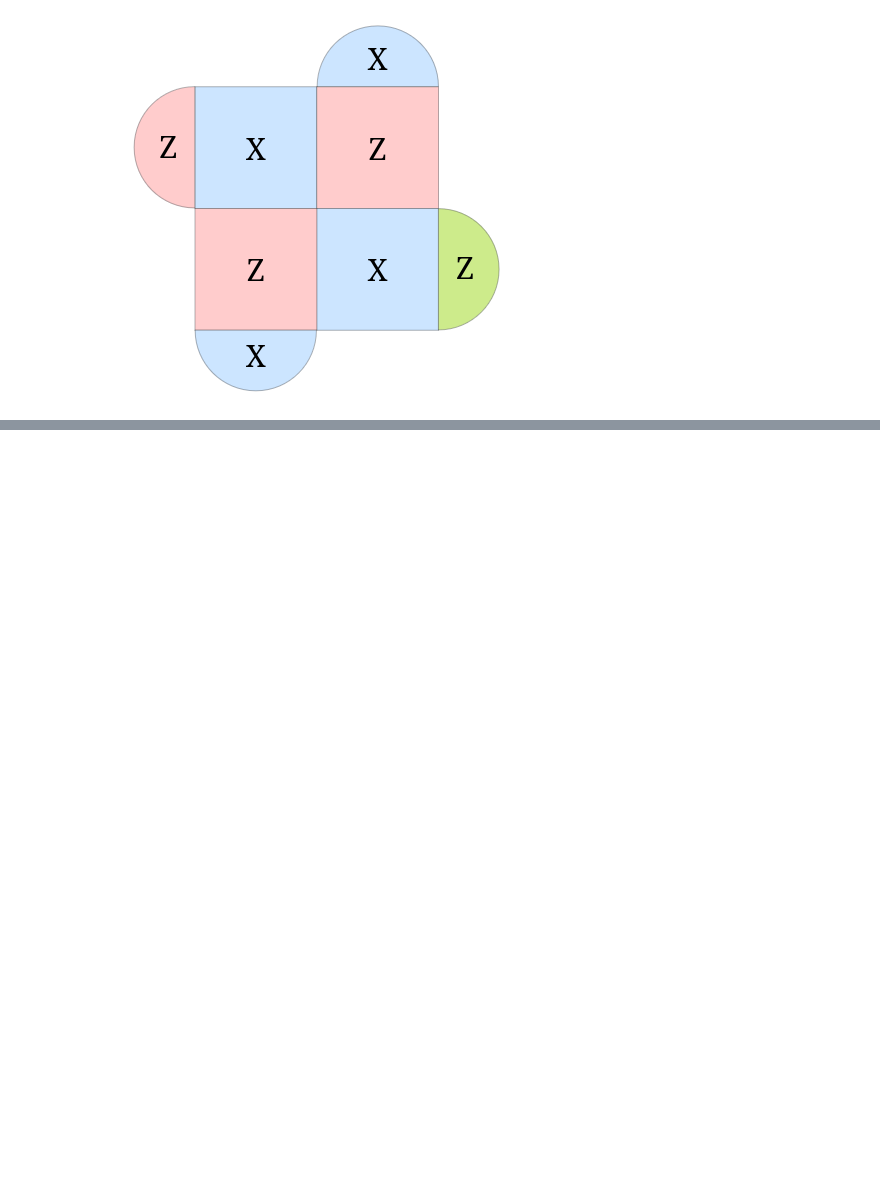
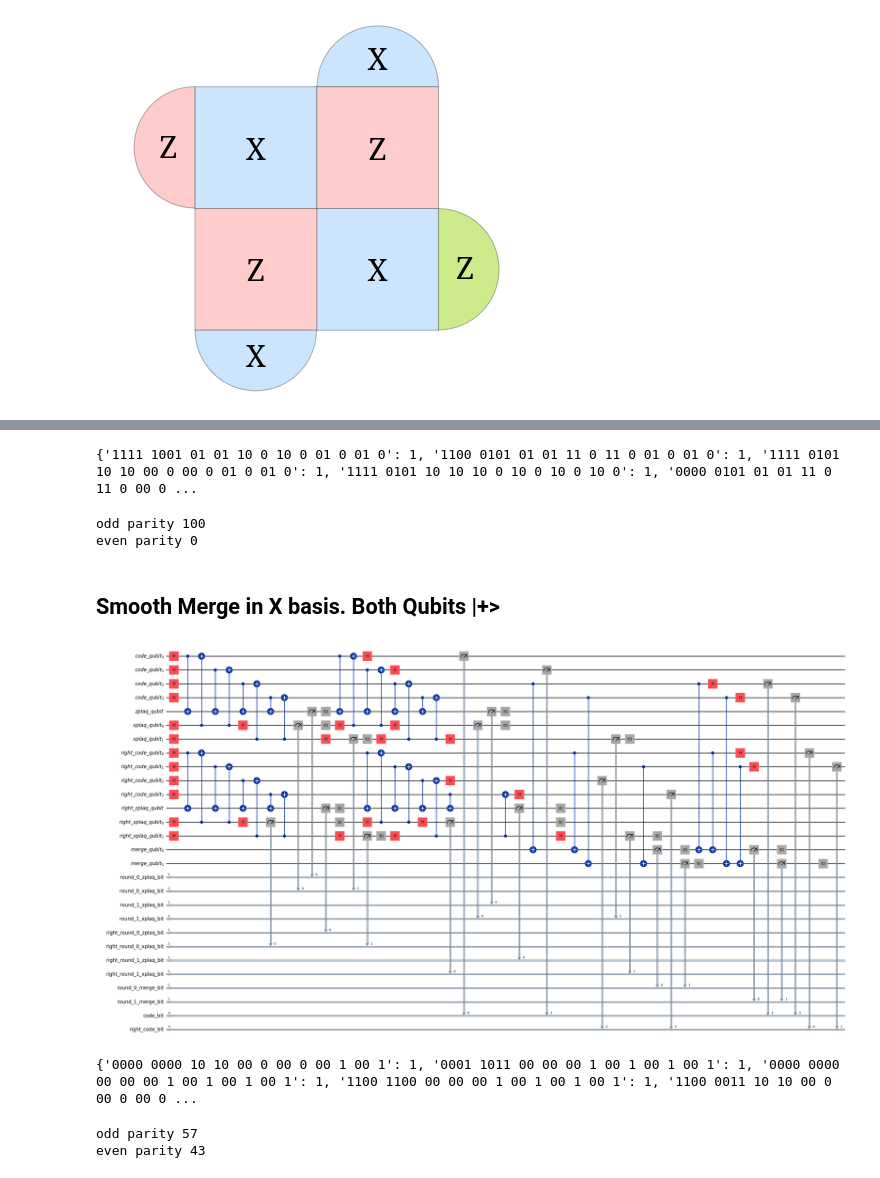
Before and after one commit to labros7107/qc_surface_code_simulation, a Jupyter notebook: experiments/qiskit_qec.ipynb, the cells around one changed output, grey strips where cells are left out. Drawn from its saved outputs; the diff is of its cells as text; code cells hidden in the pictures; blank space fills up the shorter version.

```diff
--- a/experiments/qiskit_qec.ipynb
+++ b/experiments/qiskit_qec.ipynb
@@ -144,0 +156,63 @@ for key, val in count.items():
+# %%
+from qiskit_aer.noise import ReadoutError, NoiseModel, depolarizing_error
+
+noise_model = NoiseModel()
+sim = AerSimulator(method="statevector")
+result = sim.run(s_merge_circuit_zb_xf.circuit["0"], shots=100).result()
+
+count = result.get_counts()
+
+print(count)
+# %% [output]
+{'1111 1001 01 01 10 0 10 0 01 0 01 0': 1, '1100 0101 01 01 11 0 11 0 01 0 01 0': 1, '1111 0101 10 10 00 0 00 0 01 0 01 0': 1, '1111 0101 10 10 10 0 10 0 10 0 10 0': 1, '0000 0101 01 01 11 0 11 0 00 0 ...
+# %%
+odd_parity = 0
+even_parity = 0
+for key, val in count.items():
+    measurements = key.split(" ")
+
+    if measurements[2] == "00" or measurements[2] == "11":
+        even_parity += 1*val
+    else:
+        odd_parity += 1*val
+
+print("odd parity", odd_parity)
+print("even parity", even_parity)
+# %% [output]
+odd parity 100
+even parity 0
+# %% [markdown]
+## Smooth Merge in X basis. Both Qubits |+>
+# %%
+s_merge_circuit_xb = SmoothMergeCircuit(d=2, T=3, basis="x")
+s_merge_circuit_xb.circuit["0"].draw(output='mpl', fold=-1)
+# %% [output]
+[figure, added]
+# %%
+from qiskit_aer.noise import ReadoutError, NoiseModel, depolarizing_error
+
+noise_model = NoiseModel()
+sim = AerSimulator(method="statevector")
+result = sim.run(s_merge_circuit_xb.circuit["0"], shots=100).result()
+
+count = result.get_counts()
+
+print(count)
+# %% [output]
+{'0000 0000 10 10 00 0 00 0 00 1 00 1': 1, '0001 1011 00 00 00 1 00 1 00 1 00 1': 1, '0000 0000 00 00 00 1 00 1 00 1 00 1': 1, '1100 1100 00 00 00 1 00 1 00 1 00 1': 1, '1100 0011 10 10 00 0 00 0 00 0 ...
+# %%
+odd_parity = 0
+even_parity = 0
+for key, val in count.items():
+    measurements = key.split(" ")
+
+    if measurements[2] == "00" or measurements[2] == "11":
+        even_parity += 1*val
+    else:
+        odd_parity += 1*val
+
+print("odd parity", odd_parity)
+print("even parity", even_parity)
+# %% [output]
+odd parity 57
+even parity 43
```
Also changed, not shown: parts of 32 cells of this notebook, 1 other file.
